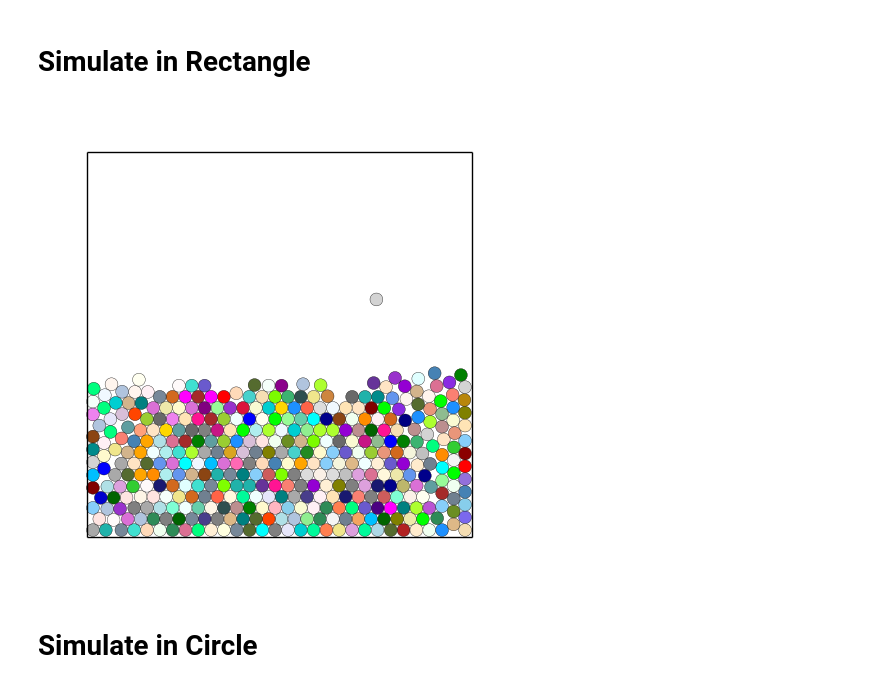
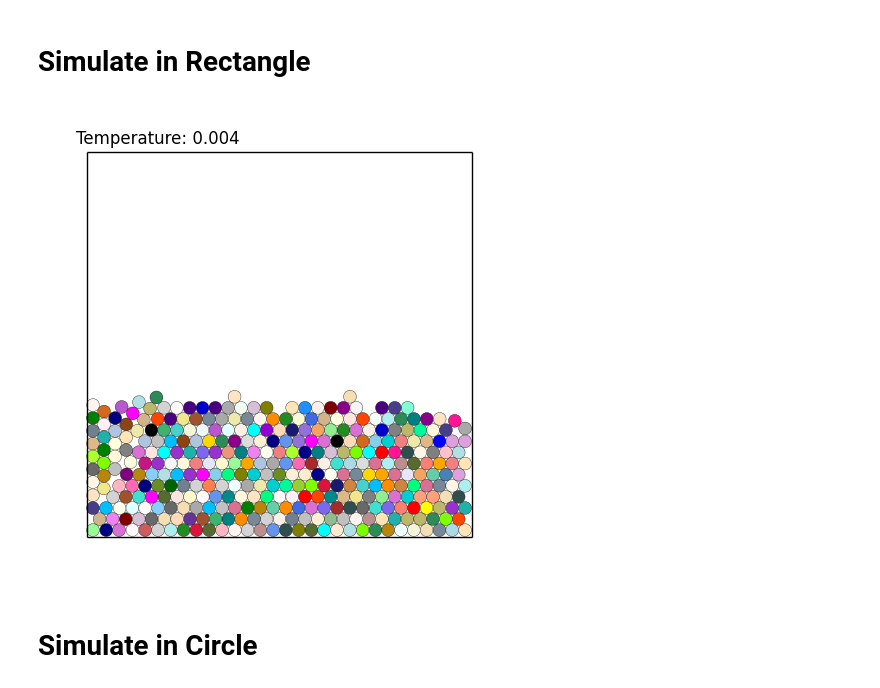
Before and after one commit to seba2390/ParticleSimulations, a Jupyter notebook: main.ipynb, the cells around one changed output. Saved outputs shown, nothing was run; the diff lists cells and outputs as text; code cells hidden in the pictures.

```diff
--- a/main.ipynb
+++ b/main.ipynb
@@ -27,7 +27,7 @@ rectangle_scene.generate_particles(num_particles=num_particles,
                                    speed_scaling=15)
 # %%
 # Simulation parameters
-n_steps = 2000
+n_steps = 15000
 dt = 0.0001
 
 for _ in tqdm(range(n_steps)):
@@ -62,35 +62,39 @@ circles = []
 for particle in rectangle_scene.particles:
     circle = plt.Circle(particle.position, particle.radius, facecolor=particle.color, edgecolor='black', linewidth = 0.25, fill=True)
     ax.add_patch(circle)
     circles.append(circle)
 
+text_element = ax.text(0.06, 0.925, '', fontsize=12, va='bottom', transform=ax.transAxes)
 
 # Adjust the number of frames based on the skip_frames parameter
 adjusted_n_steps = n_steps // skip_frames
 
 pbar = tqdm(total=adjusted_n_steps)
 # Update function for the animation
 def update(frame):
     # Adjust frame based on skip_frames
     frame = frame * skip_frames
 
     # For each particle, get the position from its path_history at the adjusted frame
     for i, particle in enumerate(rectangle_scene.particles):
             circles[i].center = particle.path_history[frame]  # Update position from path_history
+    E_kin_avg = np.mean([0.5*rectangle_scene.particles[i].mass*rectangle_scene.particles[i].speed_history[frame]**2
+                         for i in range(len(rectangle_scene.particles))])
 
+    Temperature = 2/3 * E_kin_avg # Should technically also be multiplied by 1/k_b
+    text_element.set_text(f'Temperature: {np.round(Temperature,3)}')
     pbar.update(1)
     return circles
-
 
 # Create the animation
 ani = FuncAnimation(fig, update, frames=adjusted_n_steps, interval=30, blit=True)
 
 # Save animation to file (optional)
 ani.save(filename="examples/rectangle_particle_simulation.gif", writer='pillow', dpi=200)
 
 pbar.close()
 # %% [output]
-[figure, old version]
+[figure, new version]
 # %% [markdown]
 # Simulate in Circle
 # %%
```
Also changed, not shown: parts of 1 cell of this notebook, 2 other files.
